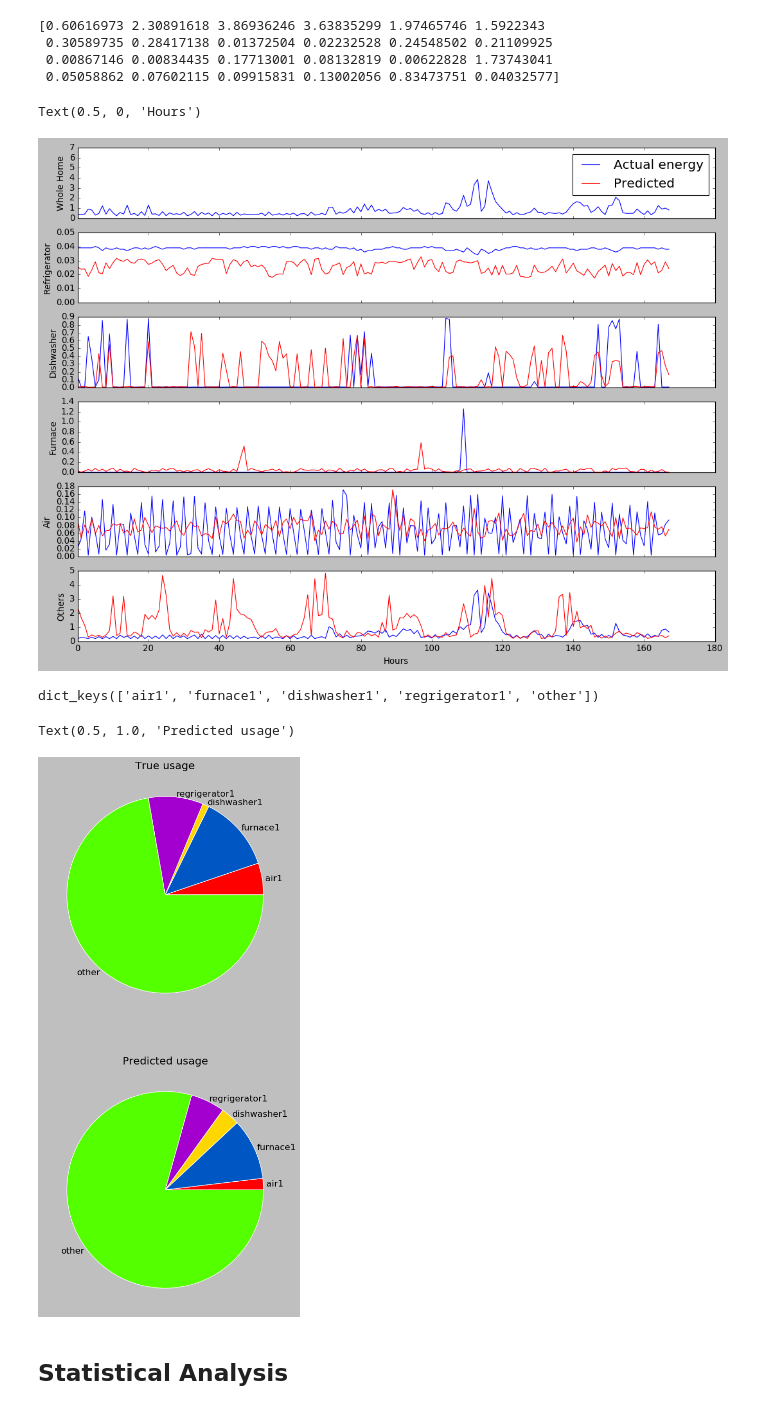
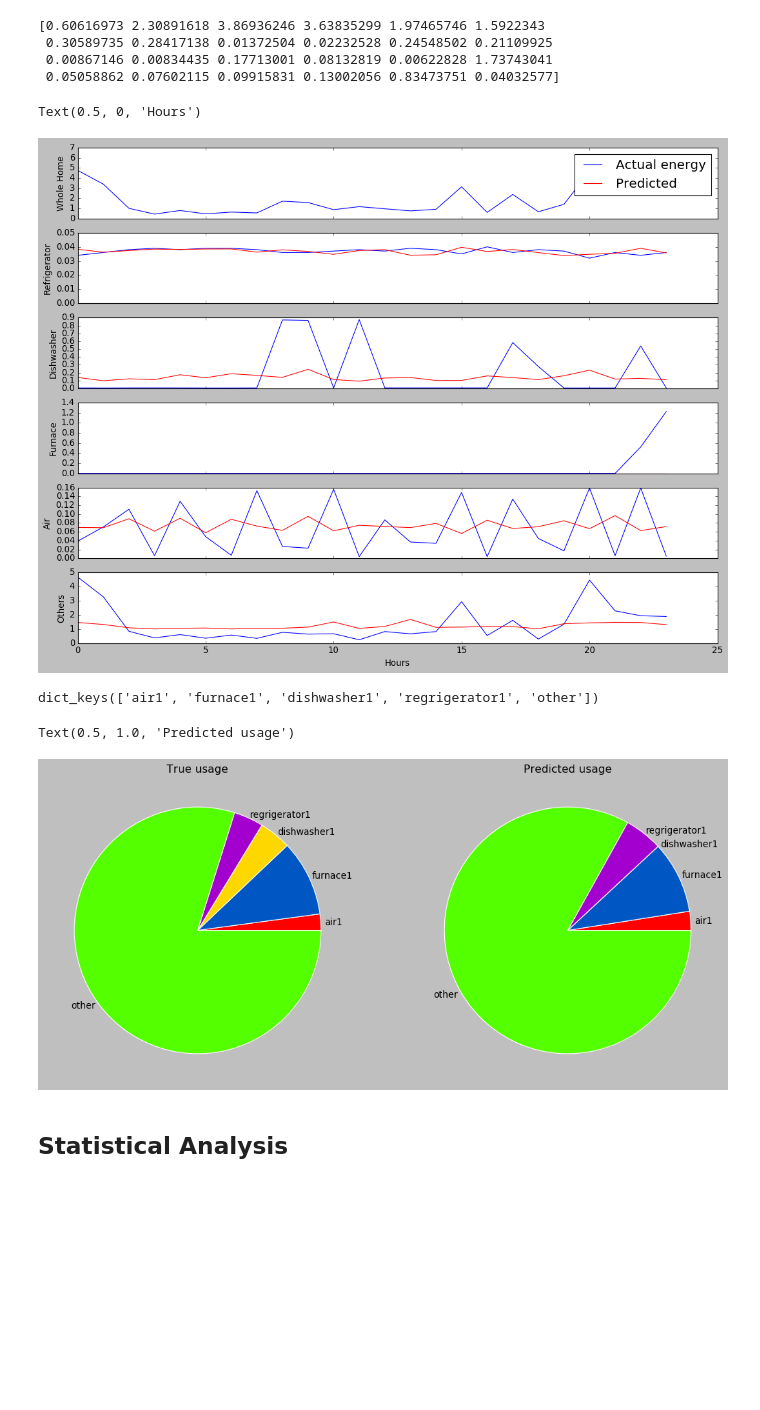
Before and after one commit to bondxue/Discriminative-Sparse-Coding-for-Energy-Disaggregation, a Jupyter notebook: DDSC.ipynb, the cells around one changed output. Saved outputs shown, nothing was run; the diff lists cells and outputs as text; code cells hidden in the pictures; blank space fills up the shorter version.

```diff
--- a/DDSC.ipynb
+++ b/DDSC.ipynb
@@ -79,7 +79,8 @@ class DDSC():
         A_prime = self.F(x_sum.values,B_cat,A=A_cat)
         A_last = np.split(A_prime,self.k,axis=0)
         x_predict = self.predict(A_last,B)
-        acc_numerator = (map(lambda i: (np.minimum( (B[i].dot(A_last[i])).sum(), (sum(list(x)[i].sum())))),
+        acc_numerator = (map(lambda i: (np.minimum( (B[i].dot(A_last[i])).sum(),
+                        (sum(list(x)[i].sum())))),
                         range(len(B))))
         acc_denominator = sum(x_predict).sum()
         acc = sum(acc_numerator) / acc_denominator
@@ -112,12 +113,13 @@ class DDSC():
         B_cat = np.hstack(B)
         A_cat = np.vstack(A)
 
-        error = (map(lambda i: ((1.0/2.0)*np.linalg.norm( (x[i] - B[i].dot(A[i]))**2)), range(len(B))))
+        error = (map(lambda i: ((1.0/2.0)*np.linalg.norm( (list(x)[i] - B[i].dot(A[i]))**2)), range(len(B))))
+        error = sum(error)
 
         A_last_error = self.F(x_sum.values,B_cat,A_cat)
         A_last_error_list = np.split(A_last_error,self.k,axis=0)
-        error_star = (map(lambda i: ((1.0/2.0)*np.linalg.norm((x[i] - B[i].dot(A_last_error_list[i]))**2)),range(len(B))))
-
+        error_star = (map(lambda i: ((1.0/2.0)*np.linalg.norm((list(x)[i] - B[i].dot(A_last_error_list[i]))**2)),range(len(B))))
+        error_star = sum(error_star)
         return error, error_star
 
     def pre_training(self,x):
@@ -252,6 +254,12 @@ class DDSC():
             acc_iter = self.accuracy(x_train_sum,self.train_sum,B,acts_split)
             acc_iter = self.accuracy(x_train_sum,self.train_sum,B_split,A)
             err_iter = self.error(x_train_sum,self.train_sum,B,acts_split)
+            print(list(acc_iter))
+#             error, error_star = sc.error(list(x_train.values()),train_sum,B_list,A_list)
+            print(list(err_iter))
+
+
+
             acc_ddsc.append(acc_iter)
             err_ddsc.append(err_iter)
             a_ddsc.append(np.linalg.norm(acts))
@@ -290,7 +298,7 @@ factor_n_t = 5 # heuristically determined
 
 timeframes = [14,30,60]
 timeframes = [48]
-timeframes = [336] # 24*7*2
+# timeframes = [336] # 24*7*2
 #timeframes = [x*24 for x in timeframes]
 alphas = [0.0001]
 #alphas = [0.0001, 0.00001, 0.000001]
@@ -319,18 +327,18 @@ for timeframe, alpha in zip(timeframes,alphas):
     rp = 0.0005
     epsilon = 0.001
     alpha = 0.0001
-    steps = 100# steps must be higher than k
+    steps = 10# steps must be higher than k
     # get data
     n_components = n
 
     # Sparse Coding pre_training
     sc = DDSC(train_set,train_sum,alpha,epsilon,rp,steps,n_components,m,T,k)
-    print("started the pre-training")
+    print("============started the pre-training============")
     A_list,B_list = sc.pre_training(x_train.values())
-    print("done pre_training")
+    print("=============done pre_training==============")
     # Discriminative Disaggregation training
     B_cat = sc.DD(x_train_use.values,B_list,A_list)
-    print("done DD")
+    print("=================done DD==============")
     # Given test examples x_test
     A_prime = sc.F(x_test_use.values,B_cat,A=np.vstack(A_list))
     A_last = np.split(A_prime,k,axis=0)
@@ -341,8 +349,8 @@ for timeframe, alpha in zip(timeframes,alphas):
     # energy disaggregation accuracy
     acc = sc.accuracy(x_train.values(),train_sum,B_list,A_last)
     # energy disaggregation error
-    error, error_star = sc.error(list(x_train.values()),train_sum,B_list,A_list)
-    print("error: %s, error_star: %s" % (sum(error),sum(error_star)))
+    error, error_star = sc.error(x_train.values(),train_sum,B_list,A_list)
+    print("error: %s, error_star: %s" % (error, error_star))
     acc_nnsc, acc_ddsc = sc.get_accuracy_plot()
     err_nnsc, err_ddsc = sc.get_error_plot()
     # plotting acc/err
@@ -461,39 +499,39 @@ ax6.set_ylabel('Others')
 ax6.set_xlabel('Hours')
 # %% [output]
 Text(0.5, 0, 'Hours')
-[figure, old version]
+[figure, new version]
 # %%
 pie_chart_true = [y_ref_true.sum(), y_dish_true.sum(), y_fur_true.sum(), y_air_true.sum(), y_other_true.sum()]
 pie_chart_pred = [y_ref_pred.sum(), y_dish_pred.sum(), y_fur_pred.sum(), y_air_pred.sum(), y_other_pred.sum()]
 
-
+plt.style.use('classic')
 
 def pie_chart(subplot, pie_chart, labels):
     # The slices will be ordered and plotted counter-clockwise.
     ## --- Plotting the true-piechart
     pie_chart_sum = sum(pie_chart)
     pie_chart = list(map(lambda x: x/pie_chart_sum,pie_chart))
     cmap = plt.cm.prism
     colors = cmap(np.linspace(0., 1., len(pie_chart)))
     pie_wedge_collection = subplot.pie(pie_chart, colors=colors, labels=labels, labeldistance=1.03)
 
     for pie_wedge in pie_wedge_collection[0]:
         pie_wedge.set_edgecolor('white')
     # Set aspect ratio to be equal so that pie is drawn as a circle.
 
 
-f, ((axes1, axes2)) = plt.subplots(2, 1, sharex='col', sharey='row', figsize=(16,16))
+f, ((axes1, axes2)) = plt.subplots(1, 2, sharex='col', sharey='row', figsize=(16,16))
 
 labels = x_test.keys()
 print(labels)
 pie_chart(axes1,pie_chart_true,labels)
 axes1.set_title('True usage')
 pie_chart(axes2,pie_chart_pred,labels)
 axes2.set_title('Predicted usage')
 # axes2.text(0.95, 0.01, 'Accuracy of ' + str(round(sc.acc[0],1)), verticalalignment='center', horizontalalignment='right', transform=axes2.transAxes, color='black', fontsize=45)
 # %% [output]
 dict_keys(['air1', 'furnace1', 'dishwasher1', 'regrigerator1', 'other'])
 Text(0.5, 1.0, 'Predicted usage')
-[figure, old version]
+[figure, new version]
 # %% [markdown]
 ## Statistical Analysis
```
Also changed, not shown: parts of 3 cells of this notebook, 1 other file.
